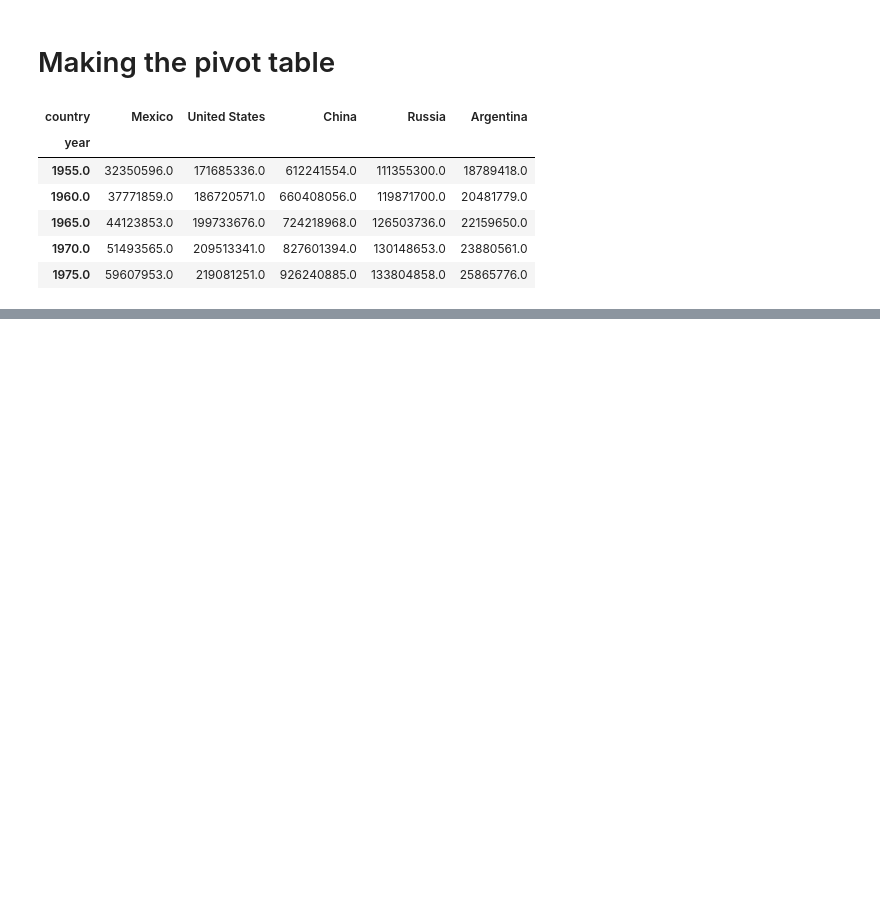
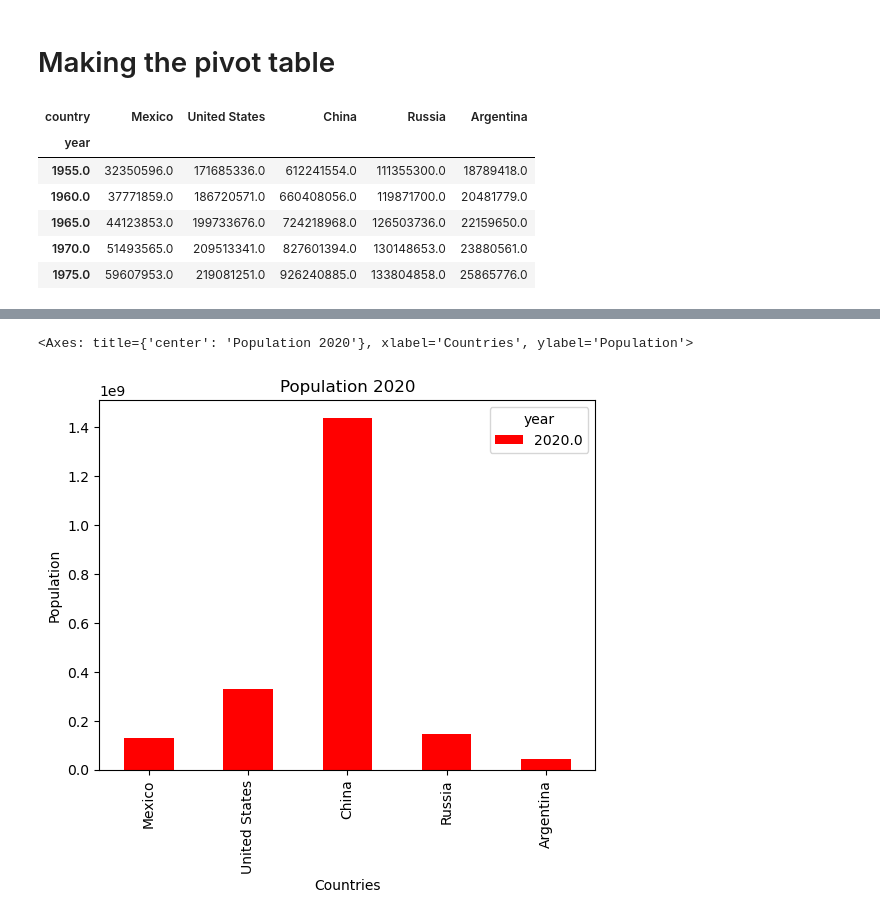
Before and after one commit to saw-cdt/data-visualization, a Jupyter notebook: Pivot.ipynb, the cells around one changed output, grey strips where cells are left out. Drawn from its saved outputs; the diff is of its cells as text; code cells hidden in the pictures; blank space fills up the shorter version.

```diff
--- a/Pivot.ipynb
+++ b/Pivot.ipynb
@@ -31,0 +46,7 @@ df_pivot.head()
+# %%
+df_pivot_2020.plot(kind='bar', color='red',
+                   xlabel='Countries', ylabel='Population',
+                   title='Population 2020')
+# %% [output]
+<Axes: title={'center': 'Population 2020'}, xlabel='Countries', ylabel='Population'>
+[figure, added]
```
Also changed, not shown: parts of 7 cells of this notebook.
